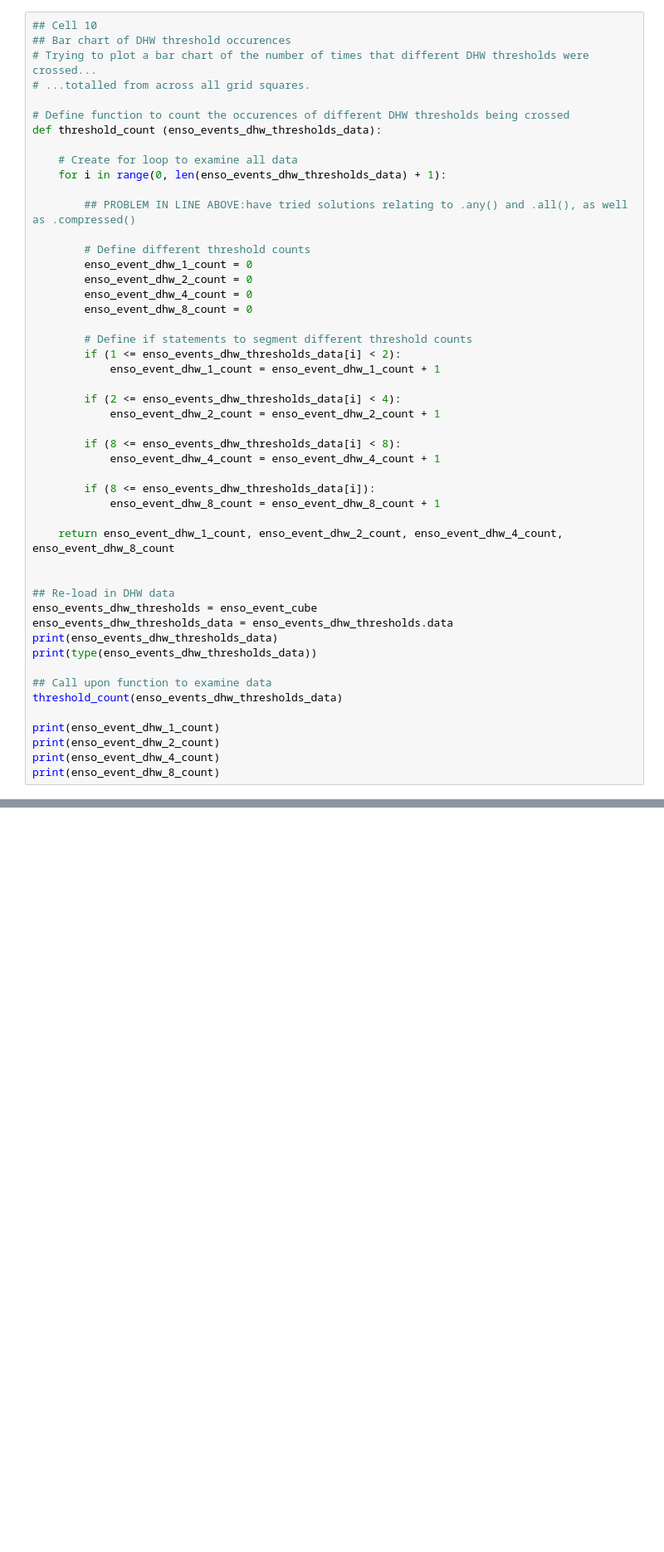
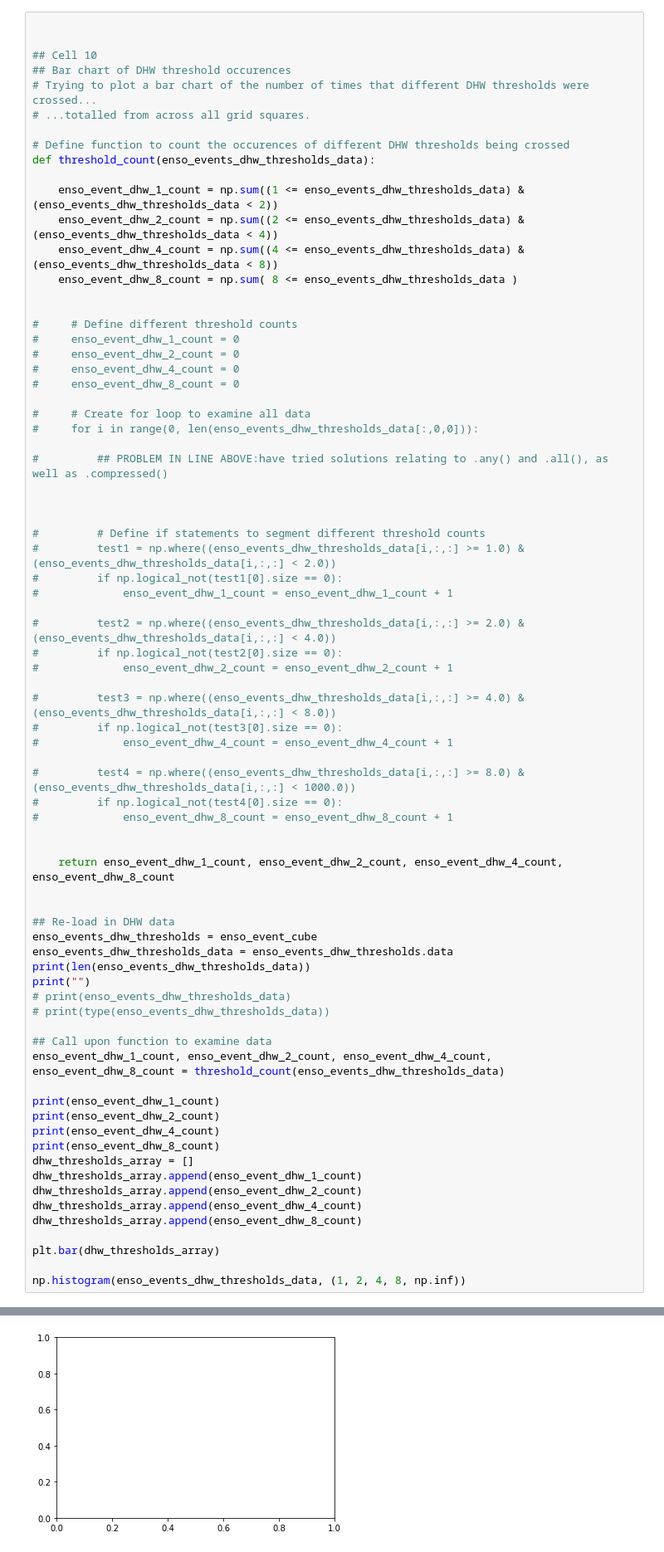
Before and after one commit to cj362-exeter/dhw_detrending_cj362, a Jupyter notebook: figures_script.ipynb, the cells around one changed output, grey strips where cells are left out. Shown at 83% size. Drawn from its saved outputs; the diff is of its cells as text; blank space fills up the shorter version.

```diff
--- a/figures_script.ipynb
+++ b/figures_script.ipynb
@@ -361,35 +926,50 @@ unknown / (1)                       (latitude: 161; longitude: 131)
 # %%
+
+
 ## Cell 10
 ## Bar chart of DHW threshold occurences
 # Trying to plot a bar chart of the number of times that different DHW thresholds were crossed...
 # ...totalled from across all grid squares.
 
 # Define function to count the occurences of different DHW thresholds being crossed
-def threshold_count (enso_events_dhw_thresholds_data):
+def threshold_count(enso_events_dhw_thresholds_data):
 
-    # Create for loop to examine all data
-    for i in range(0, len(enso_events_dhw_thresholds_data) + 1):
+    enso_event_dhw_1_count = np.sum((1 <= enso_events_dhw_thresholds_data) & (enso_events_dhw_thresholds_data < 2))
+    enso_event_dhw_2_count = np.sum((2 <= enso_events_dhw_thresholds_data) & (enso_events_dhw_thresholds_data < 4))
+    enso_event_dhw_4_count = np.sum((4 <= enso_events_dhw_thresholds_data) & (enso_events_dhw_thresholds_data < 8))
+    enso_event_dhw_8_count = np.sum( 8 <= enso_events_dhw_thresholds_data )
 
-        ## PROBLEM IN LINE ABOVE:have tried solutions relating to .any() and .all(), as well as .compressed()
 
-        # Define different threshold counts
-        enso_event_dhw_1_count = 0
-        enso_event_dhw_2_count = 0
-        enso_event_dhw_4_count = 0
-        enso_event_dhw_8_count = 0
+#     # Define different threshold counts
+#     enso_event_dhw_1_count = 0
+#     enso_event_dhw_2_count = 0
+#     enso_event_dhw_4_count = 0
+#     enso_event_dhw_8_count = 0
 
-        # Define if statements to segment different threshold counts
-        if (1 <= enso_events_dhw_thresholds_data[i] < 2):
-            enso_event_dhw_1_count = enso_event_dhw_1_count + 1
+#     # Create for loop to examine all data
+#     for i in range(0, len(enso_events_dhw_thresholds_data[:,0,0])):
 
-        if (2 <= enso_events_dhw_thresholds_data[i] < 4):
-            enso_event_dhw_2_count = enso_event_dhw_2_count + 1
+#         ## PROBLEM IN LINE ABOVE:have tried solutions relating to .any() and .all(), as well as .compressed()
 
-        if (8 <= enso_events_dhw_thresholds_data[i] < 8):
-            enso_event_dhw_4_count = enso_event_dhw_4_count + 1
 
-        if (8 <= enso_events_dhw_thresholds_data[i]):
-            enso_event_dhw_8_count = enso_event_dhw_8_count + 1
+
+#         # Define if statements to segment different threshold counts
+#         test1 = np.where((enso_events_dhw_thresholds_data[i,:,:] >= 1.0) & (enso_events_dhw_thresholds_data[i,:,:] < 2.0))
+#         if np.logical_not(test1[0].size == 0):
+#             enso_event_dhw_1_count = enso_event_dhw_1_count + 1
+
+#         test2 = np.where((enso_events_dhw_thresholds_data[i,:,:] >= 2.0) & (enso_events_dhw_thresholds_data[i,:,:] < 4.0))
+#         if np.logical_not(test2[0].size == 0):
+#             enso_event_dhw_2_count = enso_event_dhw_2_count + 1
+
+#         test3 = np.where((enso_events_dhw_thresholds_data[i,:,:] >= 4.0) & (enso_events_dhw_thresholds_data[i,:,:] < 8.0))
+#         if np.logical_not(test3[0].size == 0):
+#             enso_event_dhw_4_count = enso_event_dhw_4_count + 1
+
+#         test4 = np.where((enso_events_dhw_thresholds_data[i,:,:] >= 8.0) & (enso_events_dhw_thresholds_data[i,:,:] < 1000.0))
+#         if np.logical_not(test4[0].size == 0):
+#             enso_event_dhw_8_count = enso_event_dhw_8_count + 1
+
 
     return enso_event_dhw_1_count, enso_event_dhw_2_count, enso_event_dhw_4_count, enso_event_dhw_8_count
 
@@ -397,14 +977,25 @@ def threshold_count (enso_events_dhw_thresholds_data):
 ## Re-load in DHW data
 enso_events_dhw_thresholds = enso_event_cube
 enso_events_dhw_thresholds_data = enso_events_dhw_thresholds.data
-print(enso_events_dhw_thresholds_data)
-print(type(enso_events_dhw_thresholds_data))
+print(len(enso_events_dhw_thresholds_data))
+print("")
+# print(enso_events_dhw_thresholds_data)
+# print(type(enso_events_dhw_thresholds_data))
 
 ## Call upon function to examine data
-threshold_count(enso_events_dhw_thresholds_data)
+enso_event_dhw_1_count, enso_event_dhw_2_count, enso_event_dhw_4_count, enso_event_dhw_8_count = threshold_count(enso_events_dhw_thresholds_data)
 
 print(enso_event_dhw_1_count)
 print(enso_event_dhw_2_count)
 print(enso_event_dhw_4_count)
 print(enso_event_dhw_8_count)
+dhw_thresholds_array = []
+dhw_thresholds_array.append(enso_event_dhw_1_count)
+dhw_thresholds_array.append(enso_event_dhw_2_count)
+dhw_thresholds_array.append(enso_event_dhw_4_count)
+dhw_thresholds_array.append(enso_event_dhw_8_count)
+
+plt.bar(dhw_thresholds_array)
+
+np.histogram(enso_events_dhw_thresholds_data, (1, 2, 4, 8, np.inf))
 # %% [output]
@@ -428,0 +1009 @@ ValueError: The truth value of an array with more than one element is ambiguous.
+[figure, added]
```
Also changed, not shown: parts of 12 cells of this notebook.
